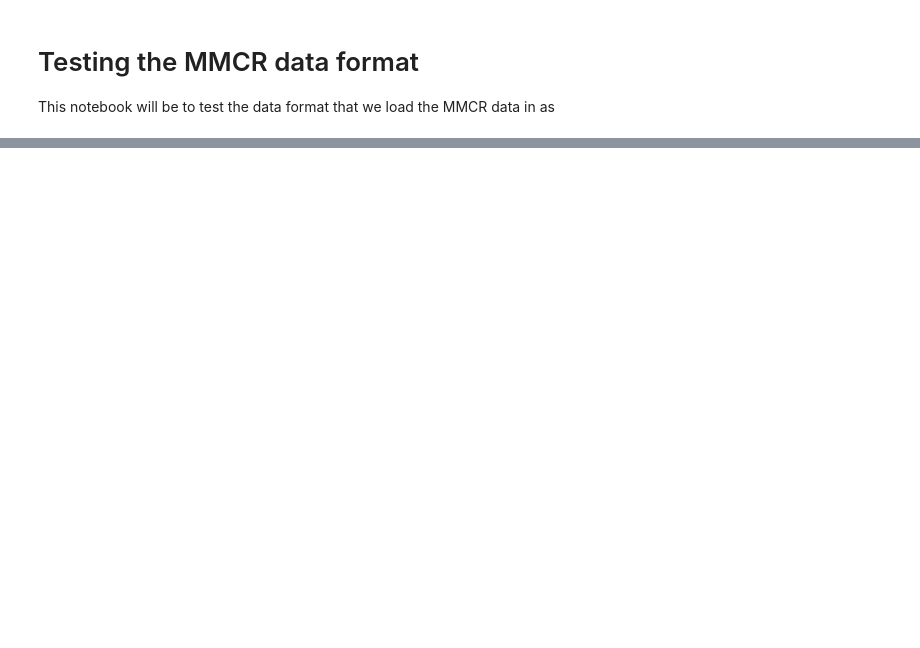
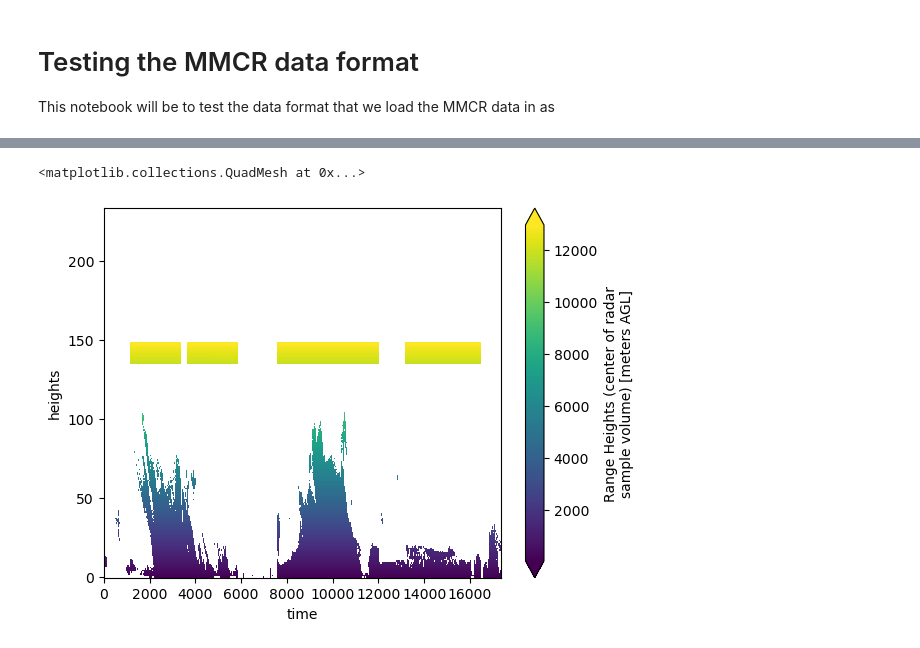
Before and after one commit to DAndrewA/ICESat2, a Jupyter notebook: src/mmcr/test_load_mmcr.ipynb, the cells around one changed output, grey strips where cells are left out. Drawn from its saved outputs; the diff is of its cells as text; code cells hidden in the pictures; blank space fills up the shorter version.

```diff
--- a/src/mmcr/test_load_mmcr.ipynb
+++ b/src/mmcr/test_load_mmcr.ipynb
@@ -41,0 +68,5 @@ ds.where(ds.Power < 1e36).Power.plot(robust=True)
+# %%
+ds.Heights.where(ds.Heights < 1e30).plot(x='time',robust=True)
+# %% [output]
+<matplotlib.collections.QuadMesh at 0x...>
+[figure, added]
```
Also changed, not shown: parts of 7 cells of this notebook, 1 other file.
